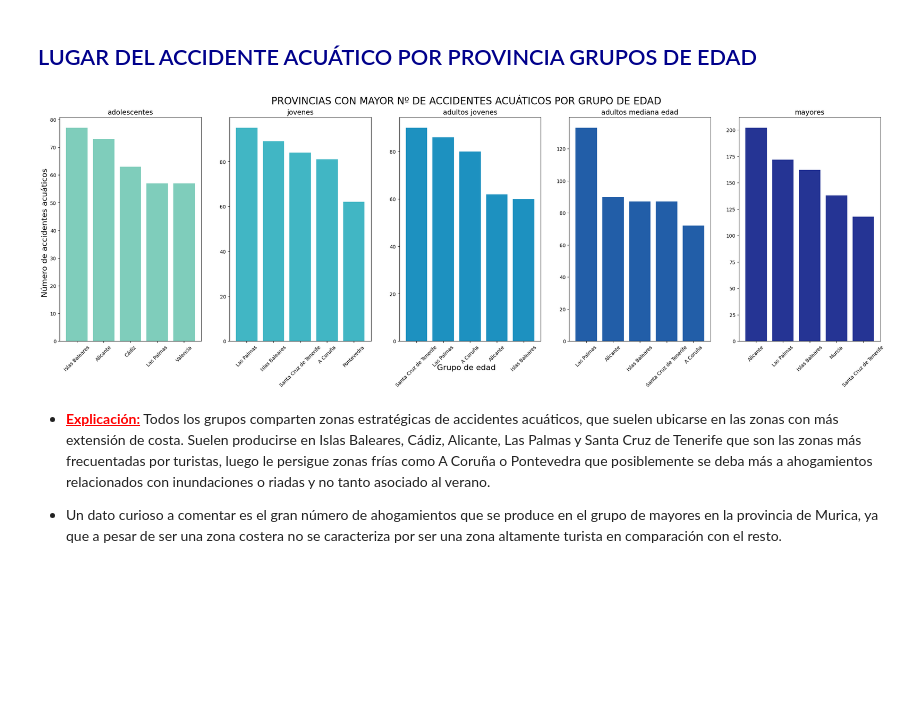
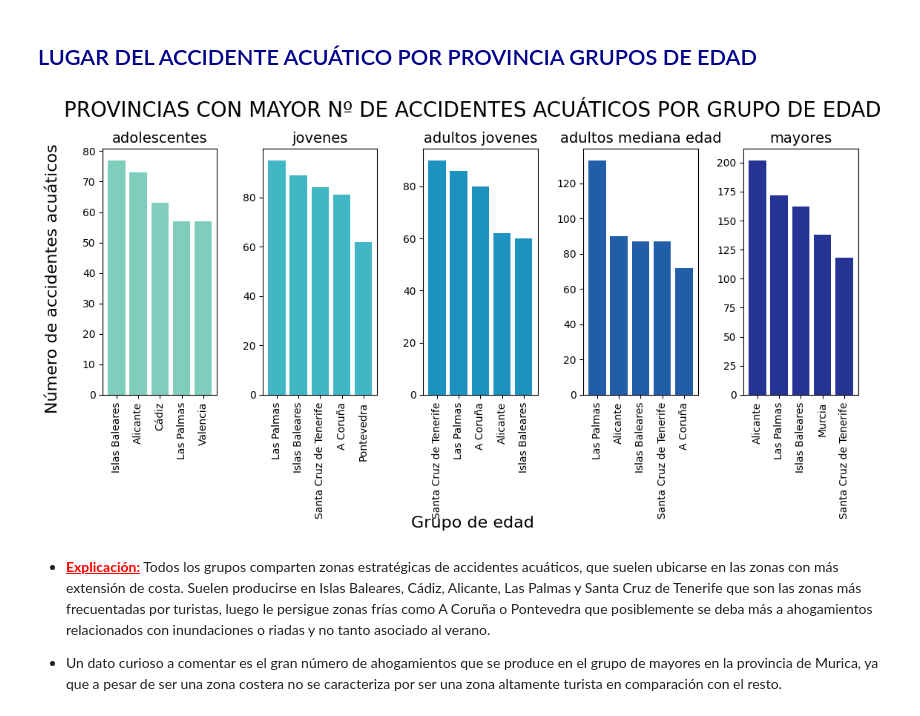
Before and after one commit to adrianova8/Datos_Ahogamientos_Espana, a Jupyter notebook: TFM - Notebooks/Datos de Ahogamiento con Datos Meteorológicos - Exploratory Data Visualization (EDA).ipynb, the cells around one changed output. Saved outputs shown, nothing was run; the diff lists cells and outputs as text; code cells hidden in the pictures; blank space fills up the shorter version.

```diff
--- a/TFM - Notebooks/Datos de Ahogamiento con Datos Meteorológicos - Exploratory Data Visualization (EDA).ipynb
+++ b/TFM - Notebooks/Datos de Ahogamiento con Datos Meteorológicos - Exploratory Data Visualization (EDA).ipynb
@@ -263,27 +263,27 @@ plt.show()
 # %%
 # Las 5 provincias donde han ocurrido más incidentes acuáticos por grupo de edad
 colors = ['#7fcdbb', '#41b6c4', '#1d91c0', '#225ea8', '#253494']
 
 # Plot configuration
-fig, ax = plt.subplots(nrows=1, ncols=5, figsize=(25, 8))
+fig, ax = plt.subplots(nrows=1, ncols=5, figsize=(12, 5))
 fig.tight_layout(pad=5)
 fig.suptitle("PROVINCIAS CON MAYOR Nº DE ACCIDENTES ACUÁTICOS POR GRUPO DE EDAD", fontsize=20)
-fig.supxlabel("Grupo de edad", fontsize=16)
+fig.supxlabel("Grupo de edad", fontsize=16, y = -0.18)
 fig.supylabel("Número de accidentes acuáticos", fontsize=16)
 
 for i, age_type in enumerate(age_types):
     df = globals()[age_type]
     df = df.groupby("Provincia").size().nlargest(5)
 
     # Crear el bar chart para el grupo de edad actual
     ax[i].bar(df.index, df.values, color=colors[i])
     ax[i].set_title(name_age_types[i], fontsize=14)
-    ax[i].tick_params(axis='x', labelrotation=45)
+    ax[i].tick_params(axis='x', labelrotation=90)
 
-plt.subplots_adjust(wspace=0.2)
+plt.subplots_adjust(wspace=0.4)
 plt.show()
 # %% [output]
-[figure, old version]
+[figure, new version]
 # %% [markdown]
 - <span style=color:red><b><u>Explicación:</u></b></span> Todos los grupos comparten zonas estratégicas de accidentes acuáticos, que suelen ubicarse en las zonas con más extensión de costa. Suelen producirse en Islas Baleares, Cádiz, Alicante, Las Palmas y Santa Cruz de Tenerife que son las zonas más frecuentadas por turistas, luego le persigue zonas frías como A Coruña o Pontevedra que posiblemente se deba más a ahogamientos relacionados con inundaciones o riadas y no tanto asociado al verano.
 
```
Also changed, not shown: parts of 7 cells of this notebook.
